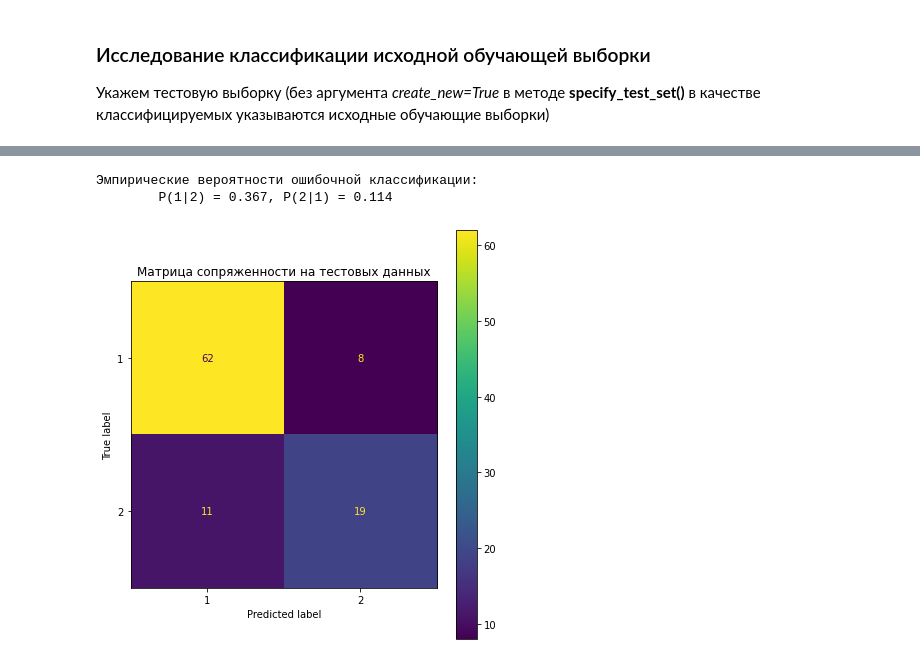
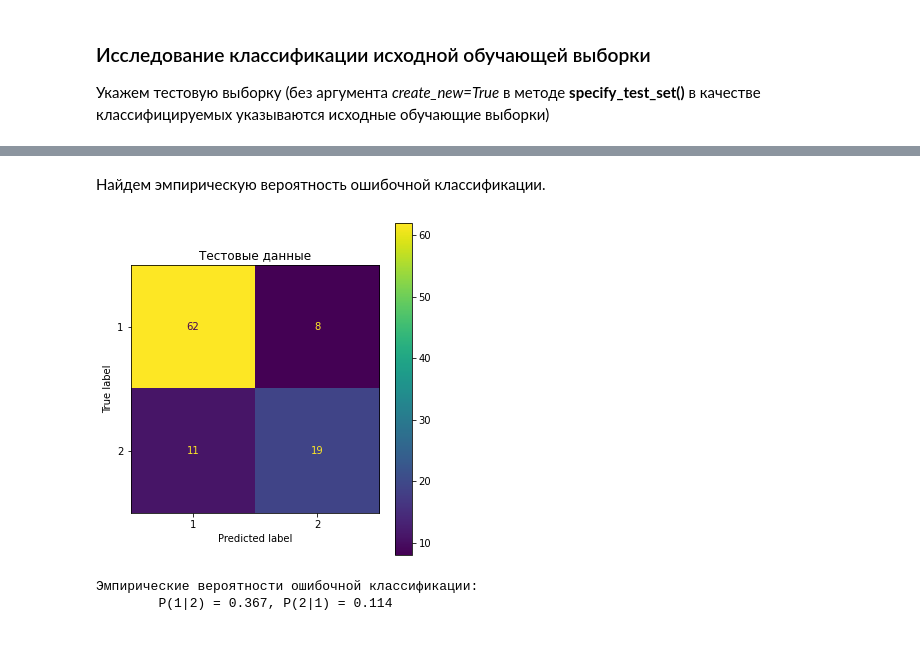
Before and after one commit to Dannikk/Multidimensional-Statistical-Analysys, a Jupyter notebook: Lab_2/lab_2_main.ipynb, the cells around one changed output, grey strips where cells are left out. Drawn from its saved outputs; the diff is of its cells as text; code cells hidden in the pictures.

```diff
--- a/Lab_2/lab_2_main.ipynb
+++ b/Lab_2/lab_2_main.ipynb
@@ -385,16 +423,20 @@ q1 = 0.7, q2 = 0.30000000000000004
+# %% [markdown]
+Найдем эмпирическую вероятность ошибочной классификации.
 # %%
 predict = repo_research.predict(predict_test_set=True)
 
-cm = confusion_matrix(repo_research.test_trueY, predict)
+cm_test = confusion_matrix(repo_research.test_trueY, predict)
 
-fig, ax = plt.subplots(1, 1, figsize=(6, 6))
-ConfusionMatrixDisplay(cm, display_labels=["1", "2"]).plot(ax=ax)
-ax.set_title("Матрица сопряженности на тестовых данных")
+fig, ax = plt.subplots(1, 1, figsize=(5, 5))
+ConfusionMatrixDisplay(cm_test, display_labels=["1", "2"]).plot(ax=ax)
+ax.set_title("Тестовые данные")
 fig.tight_layout()
+plt.show()
 
-_, m21, m12, _ = cm.ravel()
+_, m21, m12, _ = cm_test.ravel()
+p12_test, p21_test = round(m12 / repo_research.test_n2, 3), round(m21 / repo_research.test_n1, 3)
 print(f"Эмпирические вероятности ошибочной классификации: \n\tP(1|2) = {round(m12 / repo_research.test_n2, 3)}, P(2|1) = {round(m21 / repo_research.test_n1, 3)}")
 # %% [output]
+[figure, new version]
 Эмпирические вероятности ошибочной классификации:
         P(1|2) = 0.367, P(2|1) = 0.114
-[figure, old version]
```
Also changed, not shown: parts of 37 cells of this notebook, 4 other files.
